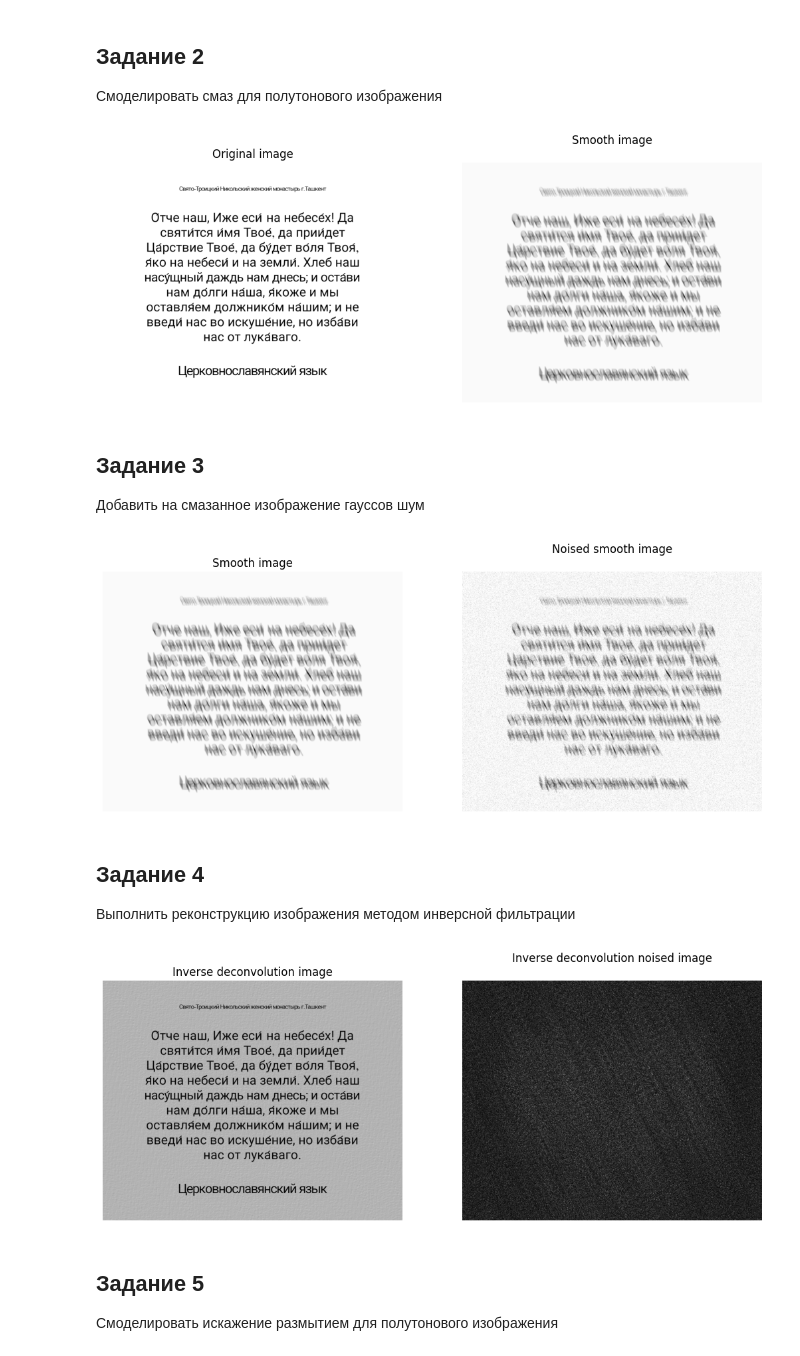
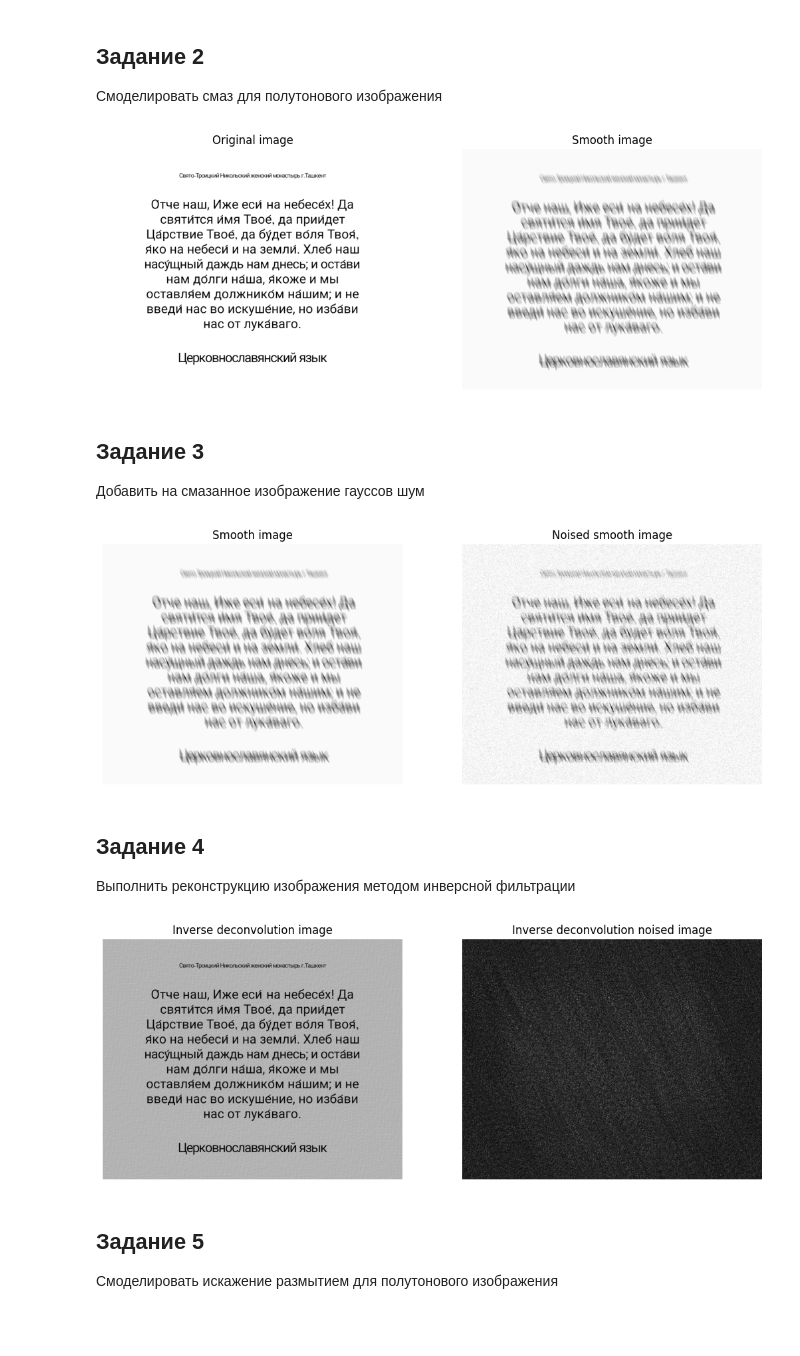
Before and after one commit to Vuzhos/computer-vision, a Jupyter notebook: hw4.ipynb, the cells around one changed output. Drawn from its saved outputs; the diff is of its cells as text; code cells hidden in the pictures; blank space fills up the shorter version.

```diff
--- a/hw4.ipynb
+++ b/hw4.ipynb
@@ -56,16 +56,16 @@ smooth_image /= (np.iinfo(np.uint8).max)
 # %%
 plt.figure(figsize=[6.4 * 2, 4.8])
 plt.subplot(1, 2, 1)
 plt.imshow(gray_image, cmap='gray')
 plt.axis("off")
 plt.title("Original image")
 
 plt.subplot(1, 2, 2)
 plt.imshow(smooth_image, cmap='gray')
 plt.axis("off")
-plt.title("Smooth image\n");
+plt.title("Smooth image");
 # %% [output]
-[figure, old version]
+[figure, new version]
 # %% [markdown]
 ## Задание 3
 
@@ -85,9 +85,9 @@ plt.title("Smooth image")
 plt.subplot(1, 2, 2)
 plt.imshow(noised_smooth_image, cmap='gray')
 plt.axis("off")
-plt.title("Noised smooth image\n");
+plt.title("Noised smooth image");
 # %% [output]
-[figure, old version]
+[figure, new version]
 # %% [markdown]
 ## Задание 4
 
@@ -114,9 +114,9 @@ plt.title("Inverse deconvolution image")
 plt.subplot(1, 2, 2)
 plt.imshow(inv_deconv_noised_img, cmap='gray')
 plt.axis("off")
-plt.title("Inverse deconvolution noised image\n");
+plt.title("Inverse deconvolution noised image");
 # %% [output]
-[figure, old version]
+[figure, new version]
 # %% [markdown]
 ## Задание 5
 
```
Also changed, not shown: parts of 3 cells of this notebook, 4 other files.
